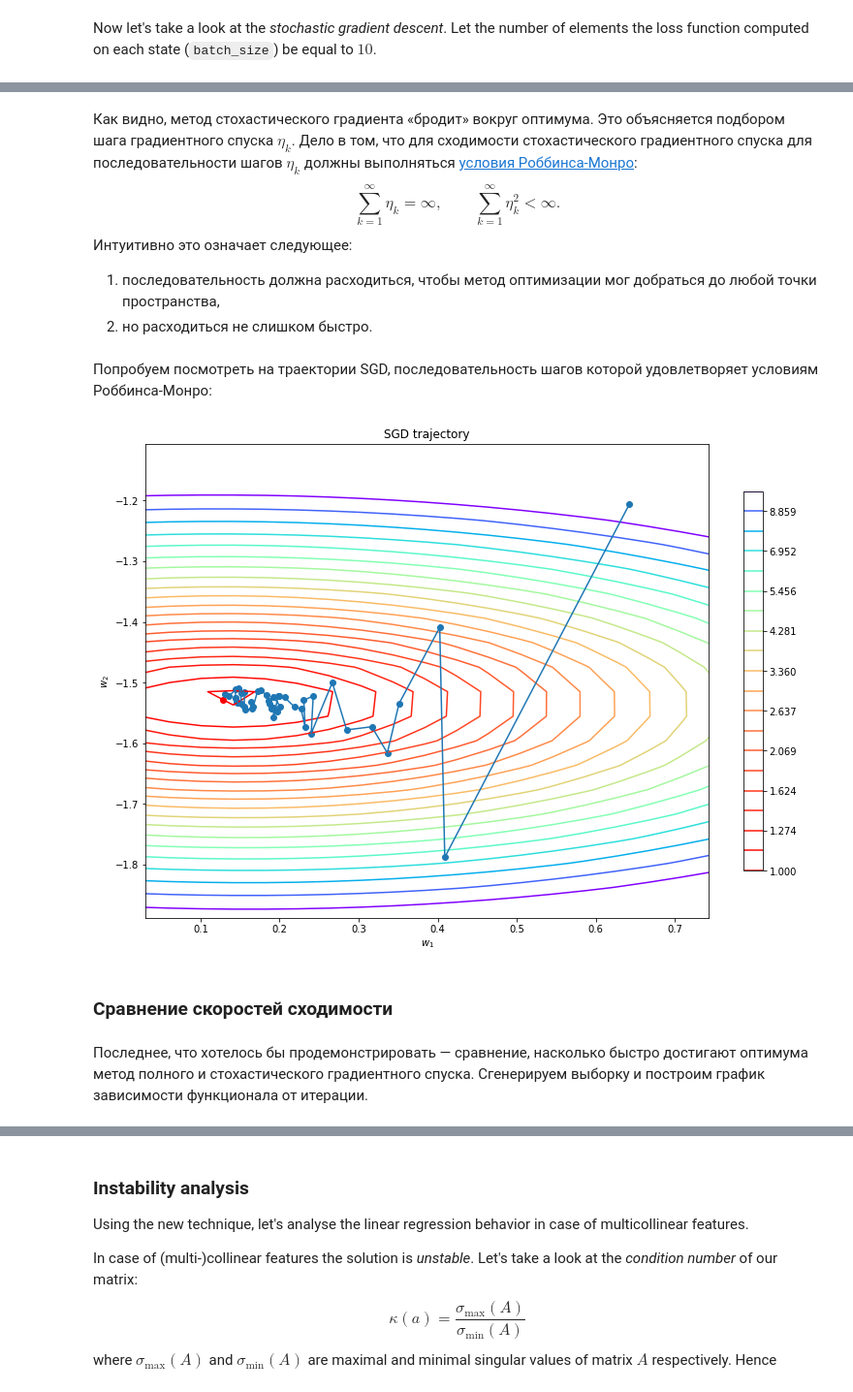
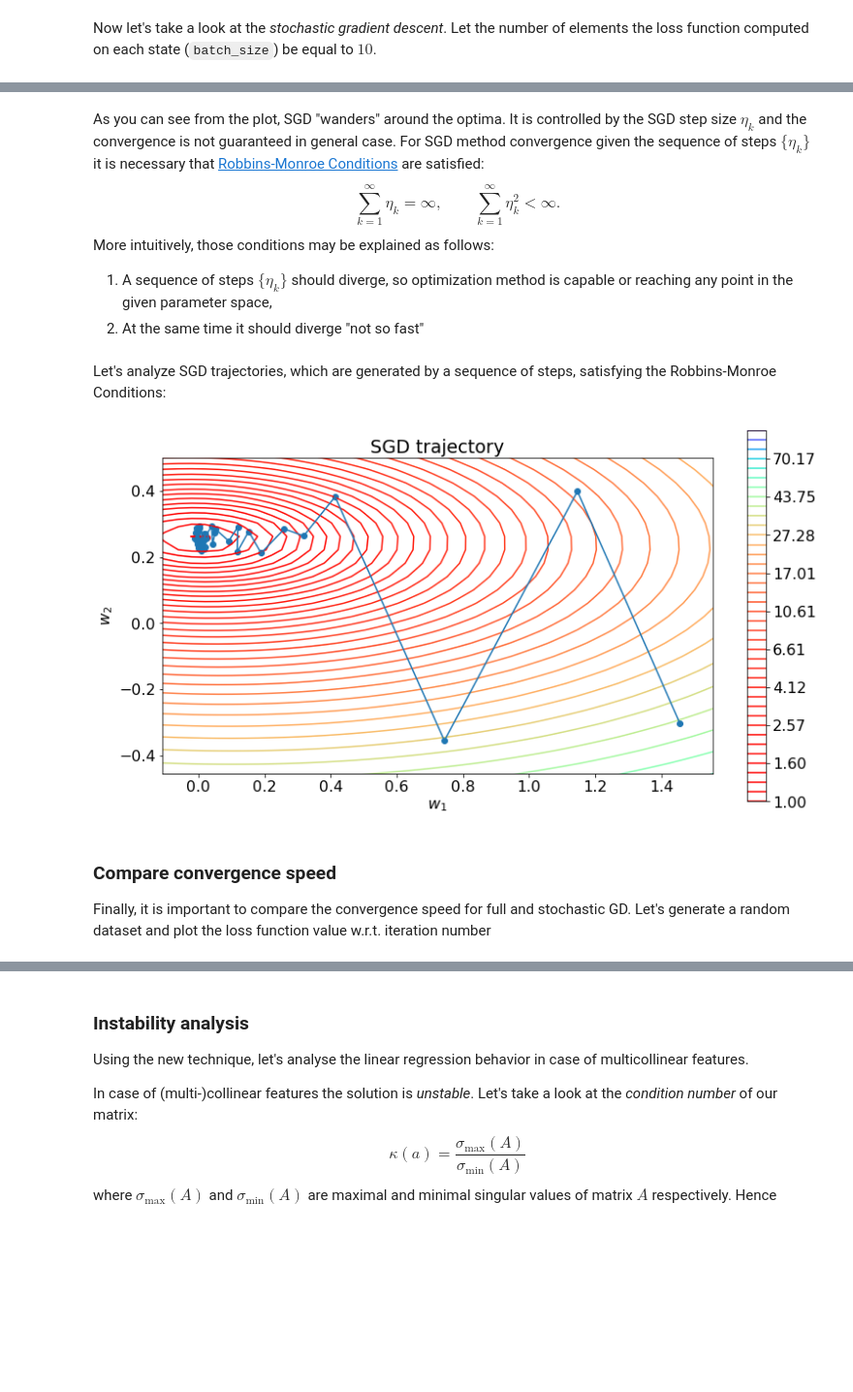
Before and after one commit to girafe-ai/ml-course, a Jupyter notebook: yet_another_week/linear_regression/week0_02_Linear_regression_and_SGD.ipynb, the cells around one changed output, grey strips where cells are left out. Shown at 97% size. Drawn from its saved outputs; the diff is of its cells as text; code cells hidden in the pictures; blank space fills up the shorter version.

```diff
--- a/yet_another_week/linear_regression/week0_02_Linear_regression_and_SGD.ipynb
+++ b/yet_another_week/linear_regression/week0_02_Linear_regression_and_SGD.ipynb
@@ -192,5 +180,6 @@ Y = X.dot(w_true) + np.random.normal(0, 1, n_objects)
 # %%
-w_0 = np.random.uniform(-2, 2, n_features)
+np.random.seed(random_seed)
+w_0 = np.random.uniform(-2, 2, n_features)-0.5
 w = w_0.copy()
 w_list = [w.copy()]
 step_size = 1e-2
@@ -246,7 +223,7 @@ The gradient vector is orthogonal to the ... . That's the reason why the optimiz
 # %%
 # compute level set
 A, B = np.meshgrid(np.linspace(-3, 3, 100), np.linspace(-3, 3, 100))
-A_mini, B_mini = np.meshgrid(np.linspace(-2, 3, 20), np.linspace(-2, 3, 27))
+A_mini, B_mini = np.meshgrid(np.linspace(-3, 3, 40), np.linspace(-3, 3, 40))
 
 levels = np.empty_like(A)
 for i in range(A.shape[0]):
@@ -256,7 +233,7 @@ for i in range(A.shape[0]):
 
 # visualize the level set
 plt.figure(figsize=(13, 9))
-CS = plt.contour(A, B, levels, levels=np.logspace(-1, 1.5, num=30), cmap=plt.cm.rainbow_r)
+CS = plt.contour(A, B, levels, levels=np.logspace(-1, 1.5, num=40), cmap=plt.cm.rainbow_r)
 CB = plt.colorbar(CS, shrink=0.8, extend='both')
 
 # visualize the gradients
@@ -271,7 +248,7 @@ plt.title('Antigradients demonstration')
 plt.xlabel(r'$w_1$')
 plt.ylabel(r'$w_2$')
 plt.xlim((w_true[0] - 1.5, w_true[0] + 1.5))
-plt.ylim((w_true[1] - .5, w_true[1] + .7))
+plt.ylim((w_true[1] - .5, w_true[1] + .5))
 plt.gca().set_aspect('equal')
 plt.show()
 # %% [output]
@@ -279,14 +256,15 @@ plt.show()
 # %% [markdown]
 Now let's take a look at the _stochastic gradient descent_. Let the number of elements the loss function computed on each state (`batch_size`) be equal to $10$.
 # %%
+np.random.seed(random_seed)
 batch_size = 10
 w = w_0.copy()
 w_history_list = [w.copy()]
-lr = 2e-5
+lr = 1e-2
 
 for i in range(num_steps):
-    sample = np.random.randint(n_objects, size=batch_size)
-    w -= 2 * lr * np.dot(X[sample].T, np.dot(X[sample], w) - Y[sample]) / batch_size
+    sample_indices = np.random.randint(n_objects, size=batch_size)
+    w -= 2 * lr * np.dot(X[sample_indices].T, np.dot(X[sample_indices], w) - Y[sample_indices]) / batch_size
     w_history_list.append(w.copy())
 w_history_list = np.array(w_history_list)
 # %%
@@ -323,59 +301,58 @@ plt.show()
-# %% [markdown]
-Как видно, метод стохастического градиента «бродит» вокруг оптимума. Это объясняется подбором шага градиентного спуска $\eta_k$. Дело в том, что для сходимости стохастического градиентного спуска для последовательности шагов $\eta_k$ должны выполняться [условия Роббинса-Монро](https://projecteuclid.org/download/pdf_1/euclid.aoms/1177729586):
-$$
-\sum_{k = 1}^\infty \eta_k = \infty, \qquad \sum_{k = 1}^\infty \eta_k^2 < \infty.
-$$
-Интуитивно это означает следующее:
-1. последовательность должна расходиться, чтобы метод оптимизации мог добраться до любой точки пространства,
-2. но расходиться не слишком быстро.
-# %% [markdown]
-Попробуем посмотреть на траектории SGD, последовательность шагов которой удовлетворяет условиям Роббинса-Монро:
+# %% [markdown]
+As you can see from the plot, SGD "wanders" around the optima. It is controlled by the SGD step size $\eta_k$ and the convergence is not guaranteed in general case. For SGD method convergence given the sequence of steps $\{\eta_k\}$ it is necessary that [Robbins-Monroe Conditions](https://projecteuclid.org/download/pdf_1/euclid.aoms/1177729586) are satisfied:
+$$
+\sum_{k = 1}^\infty \eta_k = \infty, \qquad \sum_{k = 1}^\infty \eta_k^2 < \infty.
+$$
+More intuitively, those conditions may be explained as follows:
+1. A sequence of steps $\{\eta_k\}$ should diverge, so optimization method is capable or reaching any point in the given parameter space,
+2. At the same time it should diverge "not so fast"
+# %% [markdown]
+Let's analyze SGD trajectories, which are generated by a sequence of steps, satisfying the Robbins-Monroe Conditions:
 # %%
+np.random.seed(random_seed)
 w = w_0.copy()
 w_list = [w.copy()]
-lr_0 = 0.45
+lr_0 = 0.02
 
 for i in range(num_steps):
-    lr = lr_0 / ((i+1)**0.51)
-    sample = np.random.randint(n_objects, size=batch_size)
-    w -= 2 * lr * np.dot(X[sample].T, np.dot(X[sample], w) - Y[sample]) / batch_size
+    lr = lr_0 / ((i+1) ** 0.51)
+    sample_indices = np.random.randint(n_objects, size=batch_size)
+    w -= 2 * lr * np.dot(X[sample_indices].T, np.dot(X[sample_indices,:], w) - Y[sample_indices]) / batch_size
     w_list.append(w.copy())
 w_list = np.array(w_list)
 # %%
 # compute level set
 A, B = np.meshgrid(np.linspace(-2, 2, 100), np.linspace(-2, 2, 100))
 
 levels = np.empty_like(A)
 for i in range(A.shape[0]):
     for j in range(A.shape[1]):
         w_tmp = np.array([A[i, j], B[i, j]])
         levels[i, j] = np.mean(np.power(np.dot(X, w_tmp) - Y, 2))
 
-
 plt.figure(figsize=(13, 9))
 plt.title('SGD trajectory')
 plt.xlabel(r'$w_1$')
 plt.ylabel(r'$w_2$')
 plt.xlim((w_list[:, 0].min() - 0.1, w_list[:, 0].max() + 0.1))
 plt.ylim((w_list[:, 1].min() - 0.1, w_list[:, 1].max() + 0.1))
-#plt.gca().set_aspect('equal')
+plt.gca().set_aspect('equal')
 
 # visualize the level set
-CS = plt.contour(A, B, levels, levels=np.logspace(0, 1, num=20), cmap=plt.cm.rainbow_r)
+CS = plt.contour(A, B, levels, levels=np.logspace(0, 2, num=40), cmap=plt.cm.rainbow_r)
 CB = plt.colorbar(CS, shrink=0.8, extend='both')
 
 # visualize trajectory
 plt.scatter(w_true[0], w_true[1], c='r')
 plt.scatter(w_list[:, 0], w_list[:, 1])
 plt.plot(w_list[:, 0], w_list[:, 1])
 
 plt.show()
 # %% [output]
-[figure, old version]
+[figure, new version]
-# %% [markdown]
-### Сравнение скоростей сходимости
-# %% [markdown]
-Последнее, что хотелось бы продемонстрировать — сравнение, насколько быстро достигают оптимума метод полного и стохастического градиентного спуска. Сгенерируем выборку и построим график зависимости функционала от итерации.
+# %% [markdown]
+### Compare convergence speed
+Finally, it is important to compare the convergence speed for full and stochastic GD. Let's generate a random dataset and plot the loss function value w.r.t. iteration number
 # %%
 # data generation
 n_features = 50
```
Also changed, not shown: parts of 25 cells of this notebook.
